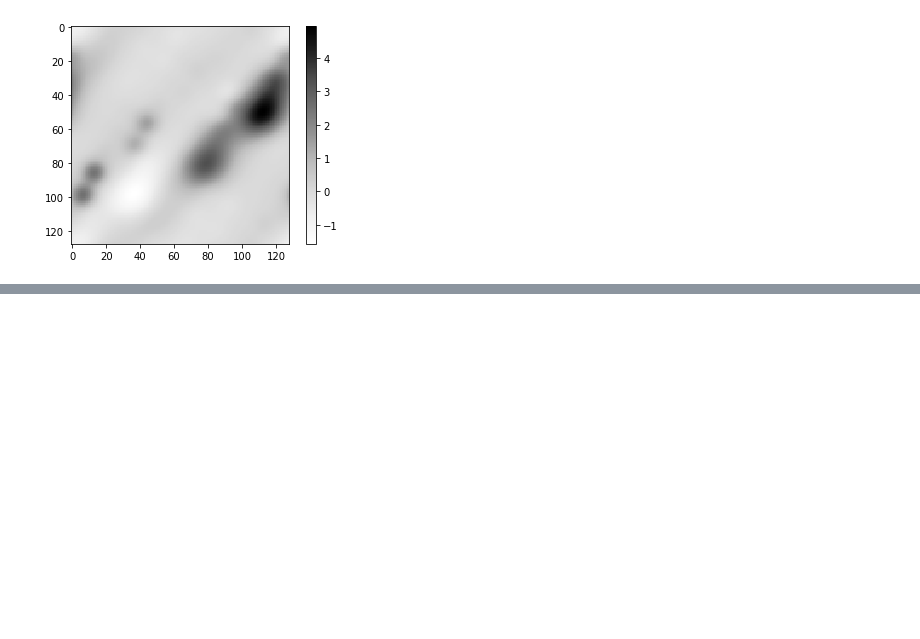
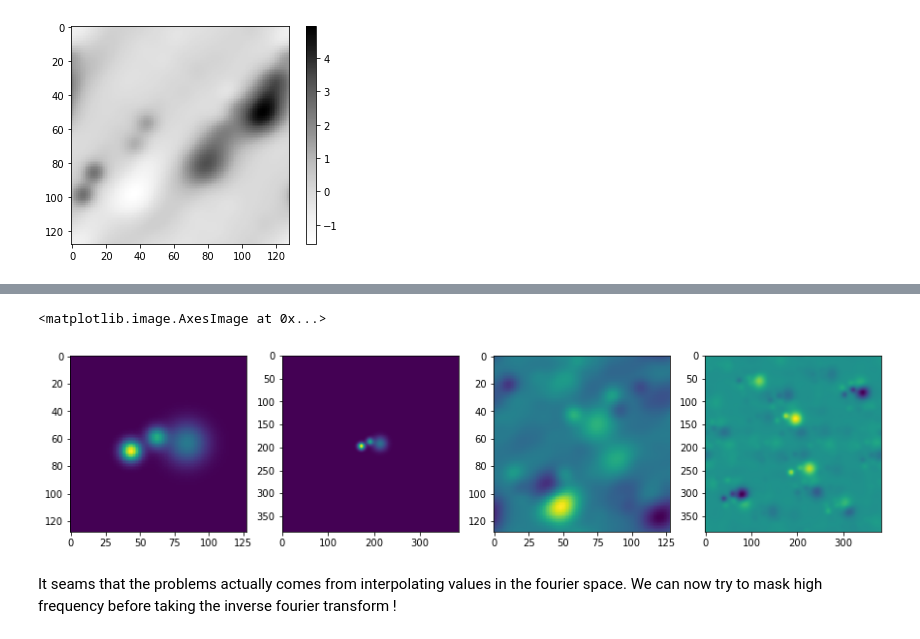
Before and after one commit to fredericpoitevin/gmm-cryoem, a Jupyter notebook: notebooks/Single particle reconstruction.ipynb, the cells around one changed output, grey strips where cells are left out. Drawn from its saved outputs; the diff is of its cells as text; code cells hidden in the pictures; blank space fills up the shorter version.

```diff
--- a/notebooks/Single particle reconstruction.ipynb
+++ b/notebooks/Single particle reconstruction.ipynb
@@ -94,0 +200,22 @@ plt.imshow(np.sum(volume, axis = 0))
+# %%
+def take_slice(vol):
+    n=vol.shape[0]
+    return (vol[:,:,n//2]+vol[:,:,n//2+1])/2
+# %%
+Rotation = (R.from_rotvec(-metadataset[i,0:3]))
+rot_volume = project_volume_bis(volume, Rotation)
+rot_over_volume = project_volume_bis(over_volume, Rotation)
+
+rot_fft_volume = project_volume_bis(np.fft.fftshift(np.fft.fftn(volume)), Rotation)
+rot_fft_over_volume = project_volume_bis(np.fft.fftshift(np.fft.fftn(over_volume)), Rotation)
+
+fig, ax = plt.subplots(1, 4, figsize=(15,15))
+ax[0].imshow(np.real(np.fft.ifft2(np.fft.ifftshift(take_slice(np.fft.fftshift(np.fft.fftn(rot_volume)))))))
+ax[1].imshow(np.real(np.fft.ifft2(np.fft.ifftshift(take_slice(np.fft.fftshift(np.fft.fftn(rot_over_volume)))))))
+ax[2].imshow(np.real(np.fft.ifft2(np.fft.ifftshift(take_slice(rot_fft_volume)))))
+ax[3].imshow(np.real(np.fft.ifft2(np.fft.ifftshift(take_slice(rot_fft_over_volume)))))
+# %% [output]
+<matplotlib.image.AxesImage at 0x...>
+[figure, added]
+# %% [markdown]
+It seams that the problems actually comes from interpolating values in the fourier space. We can now try to mask high frequency before taking the inverse fourier transform !
```
Also changed, not shown: parts of 21 cells of this notebook, 1 other file.
